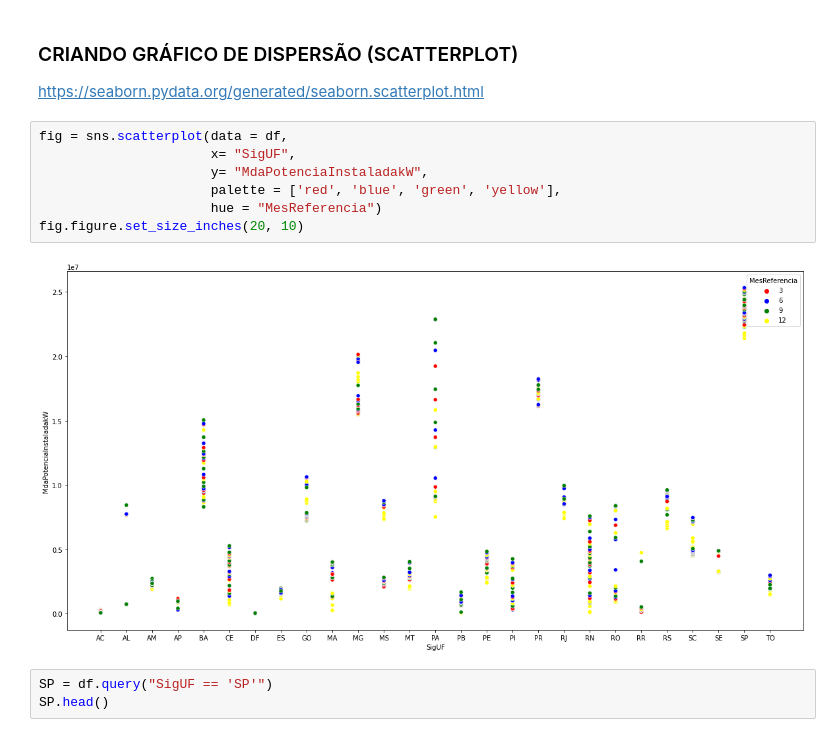
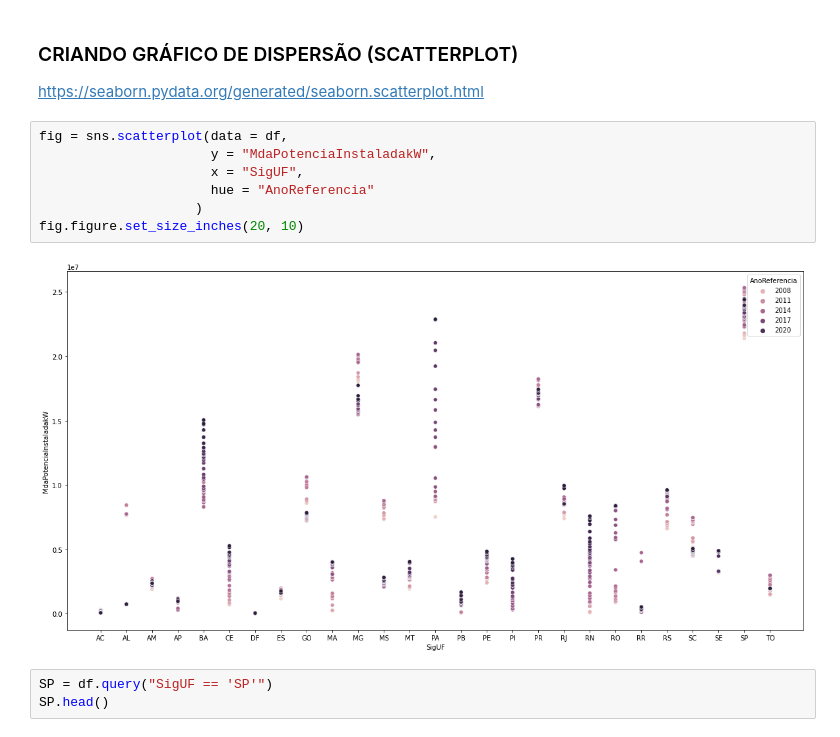
Before and after one commit to Daniellucasgonzaga/Trabalho_Final_BCC19, a Jupyter notebook: TrabalhoFinal.ipynb, the cells around one changed output. Saved outputs shown, nothing was run; the diff lists cells and outputs as text.

```diff
--- a/TrabalhoFinal.ipynb
+++ b/TrabalhoFinal.ipynb
@@ -82,13 +100,13 @@ df
 https://seaborn.pydata.org/generated/seaborn.scatterplot.html
 # %%
 fig = sns.scatterplot(data = df,
-                      x= "SigUF",
-                      y= "MdaPotenciaInstaladakW",
-                      palette = ['red', 'blue', 'green', 'yellow'],
-                      hue = "MesReferencia")
+                      y = "MdaPotenciaInstaladakW",
+                      x = "SigUF",
+                      hue = "AnoReferencia"
+                    )
 fig.figure.set_size_inches(20, 10)
 # %% [output]
-[figure, old version]
+[figure, new version]
 # %%
 SP = df.query("SigUF == 'SP'")
 SP.head()
```
Also changed, not shown: parts of 20 cells of this notebook.
